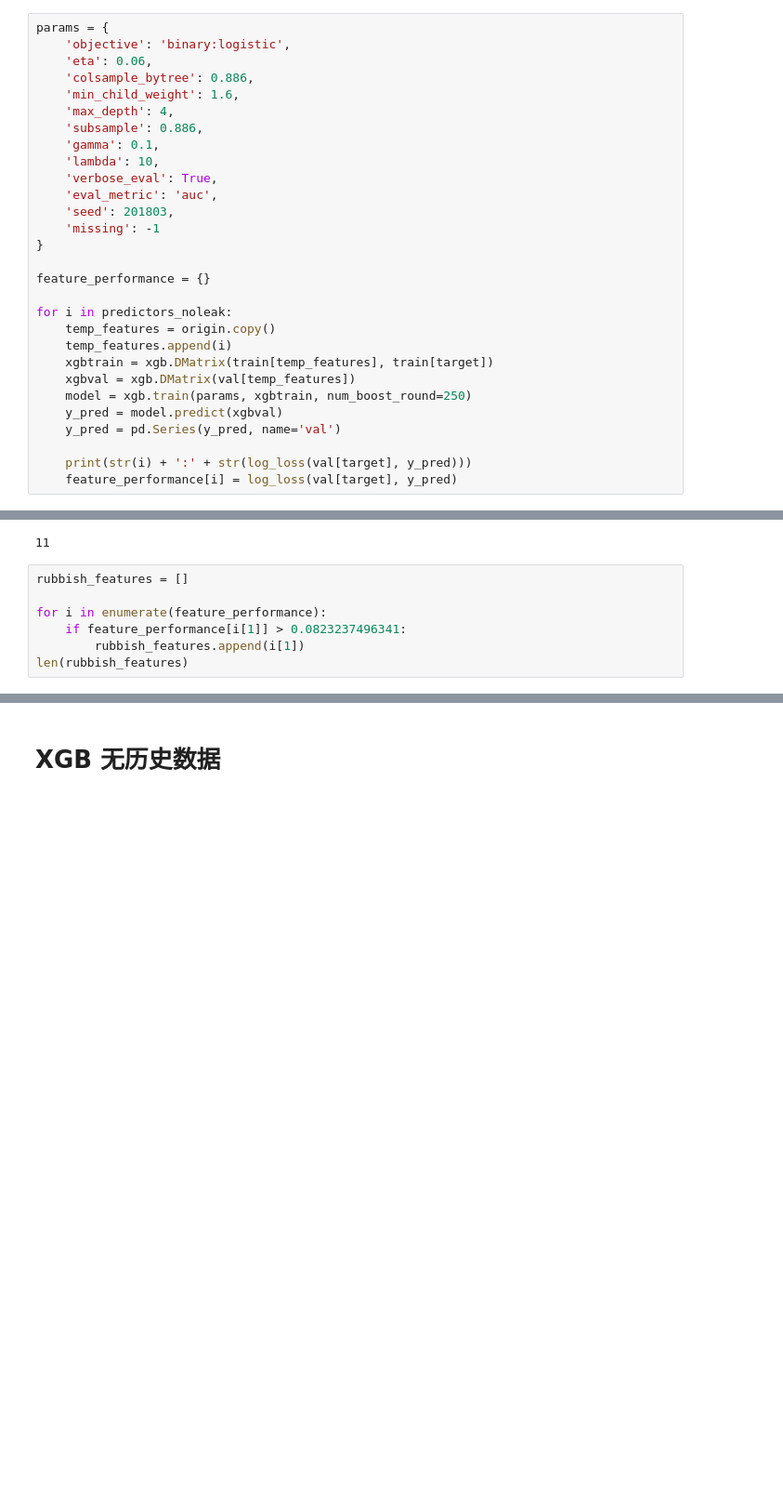
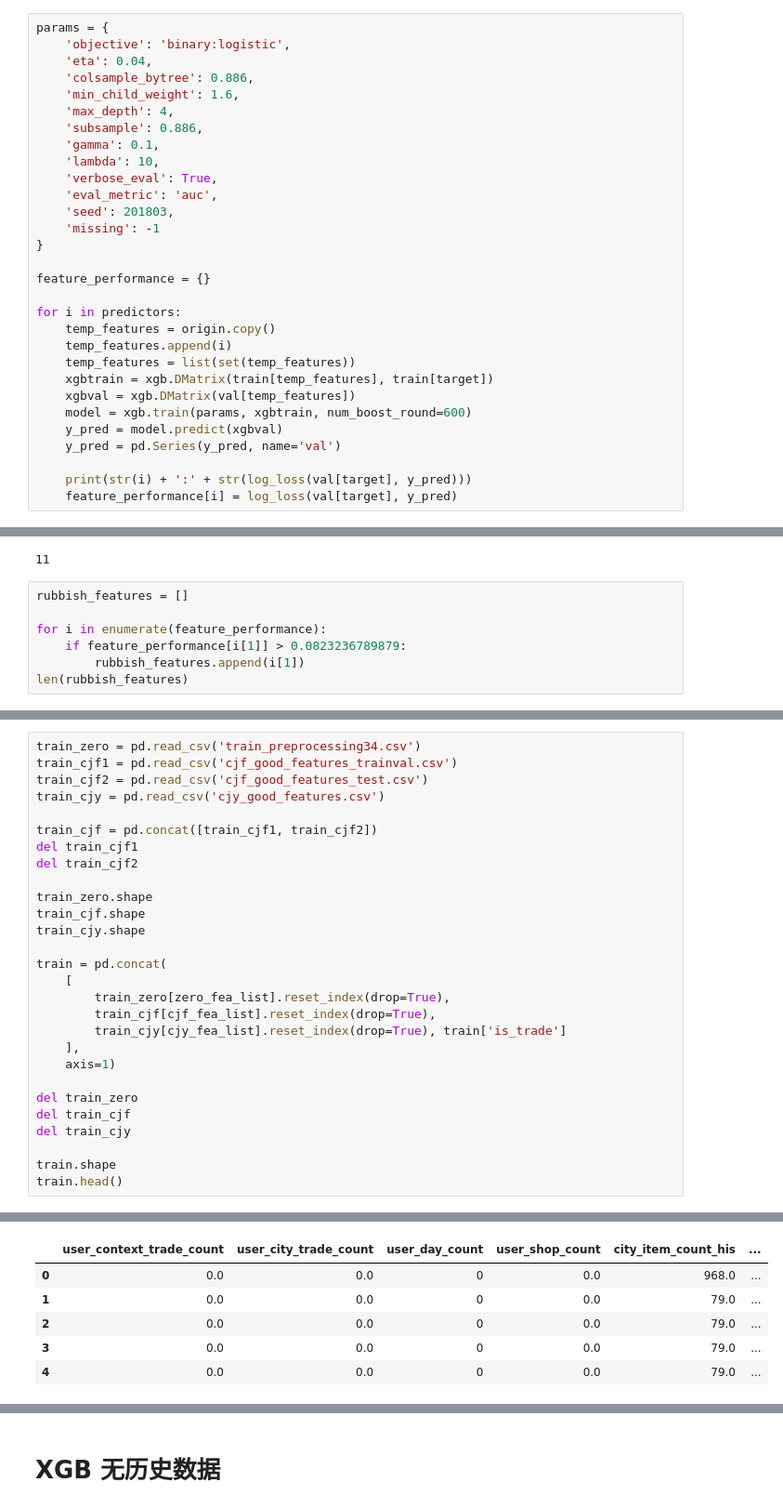
Before and after one commit to abcdddxy/kaggle, a Jupyter notebook: ALiMaMa/XGB.ipynb, the cells around one changed output, grey strips where cells are left out. Shown at 93% size. Cells and saved outputs as stored; diff of their text form; blank space fills up the shorter version.

```diff
--- a/ALiMaMa/XGB.ipynb
+++ b/ALiMaMa/XGB.ipynb
@@ -397,7 +399,7 @@ params = {
 # %%
 params = {
     'objective': 'binary:logistic',
-    'eta': 0.06,
+    'eta': 0.04,
     'colsample_bytree': 0.886,
     'min_child_weight': 1.6,
     'max_depth': 4,
@@ -412,12 +414,13 @@ params = {
 
 feature_performance = {}
 
-for i in predictors_noleak:
+for i in predictors:
     temp_features = origin.copy()
     temp_features.append(i)
+    temp_features = list(set(temp_features))
     xgbtrain = xgb.DMatrix(train[temp_features], train[target])
     xgbval = xgb.DMatrix(val[temp_features])
-    model = xgb.train(params, xgbtrain, num_boost_round=250)
+    model = xgb.train(params, xgbtrain, num_boost_round=600)
     y_pred = model.predict(xgbval)
     y_pred = pd.Series(y_pred, name='val')
 
@@ -485,7 +458,7 @@ len(rubbish_features)
 rubbish_features = []
 
 for i in enumerate(feature_performance):
-    if feature_performance[i[1]] > 0.0823237496341:
+    if feature_performance[i[1]] > 0.0823236789879:
         rubbish_features.append(i[1])
 len(rubbish_features)
 # %% [output]
@@ -495,0 +768,29 @@ origin + predictors: 0.0813627345225
+# %%
+train_zero = pd.read_csv('train_preprocessing34.csv')
+train_cjf1 = pd.read_csv('cjf_good_features_trainval.csv')
+train_cjf2 = pd.read_csv('cjf_good_features_test.csv')
+train_cjy = pd.read_csv('cjy_good_features.csv')
+
+train_cjf = pd.concat([train_cjf1, train_cjf2])
+del train_cjf1
+del train_cjf2
+
+train_zero.shape
+train_cjf.shape
+train_cjy.shape
+
+train = pd.concat(
+    [
+        train_zero[zero_fea_list].reset_index(drop=True),
+        train_cjf[cjf_fea_list].reset_index(drop=True),
+        train_cjy[cjy_fea_list].reset_index(drop=True), train['is_trade']
+    ],
+    axis=1)
+
+del train_zero
+del train_cjf
+del train_cjy
+
+train.shape
+train.head()
+# %% [output]
@@ -495,0 +801,6 @@ origin + predictors: 0.0813627345225
+|  | user_context_trade_count | user_city_trade_count | user_day_count | user_shop_count | city_item_count_his | ... |
+| 0 | 0.0 | 0.0 | 0 | 0.0 | 968.0 | ... |
+| 1 | 0.0 | 0.0 | 0 | 0.0 | 79.0 | ... |
+| 2 | 0.0 | 0.0 | 0 | 0.0 | 79.0 | ... |
+| 3 | 0.0 | 0.0 | 0 | 0.0 | 79.0 | ... |
+| 4 | 0.0 | 0.0 | 0 | 0.0 | 79.0 | ... |
```
Also changed, not shown: parts of 19 cells of this notebook, 3 other files.
